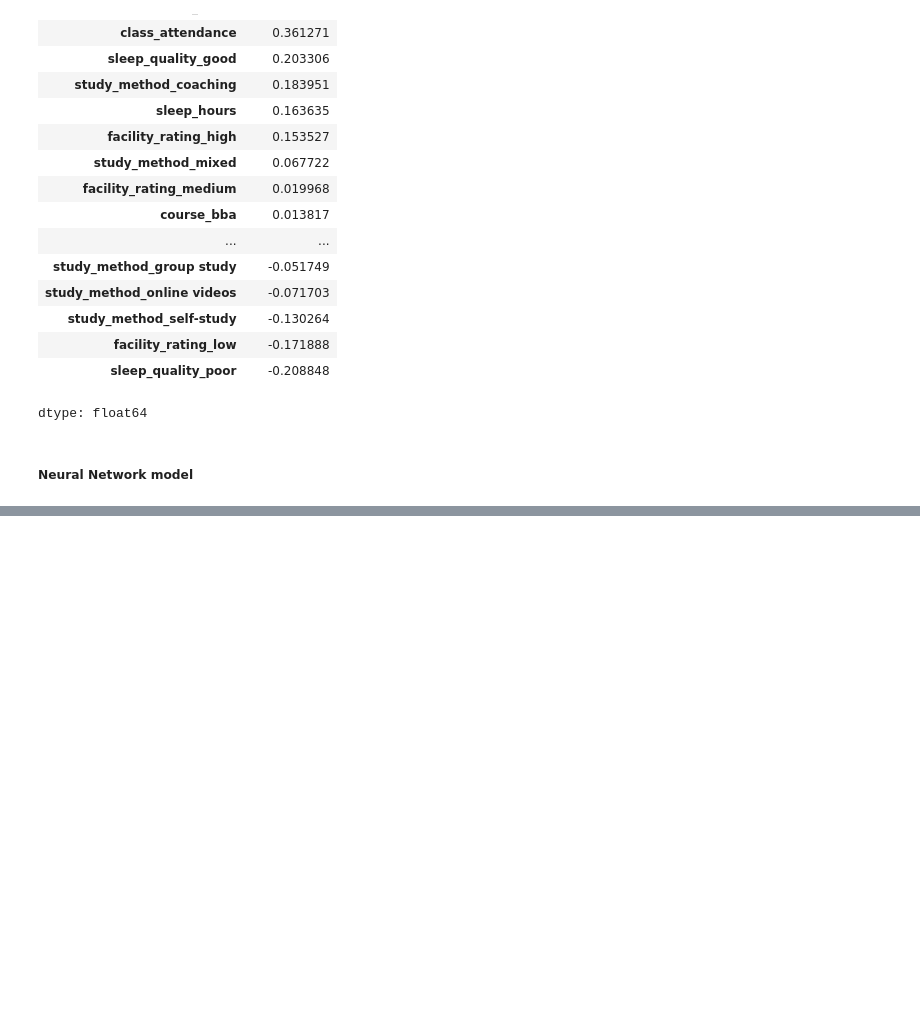
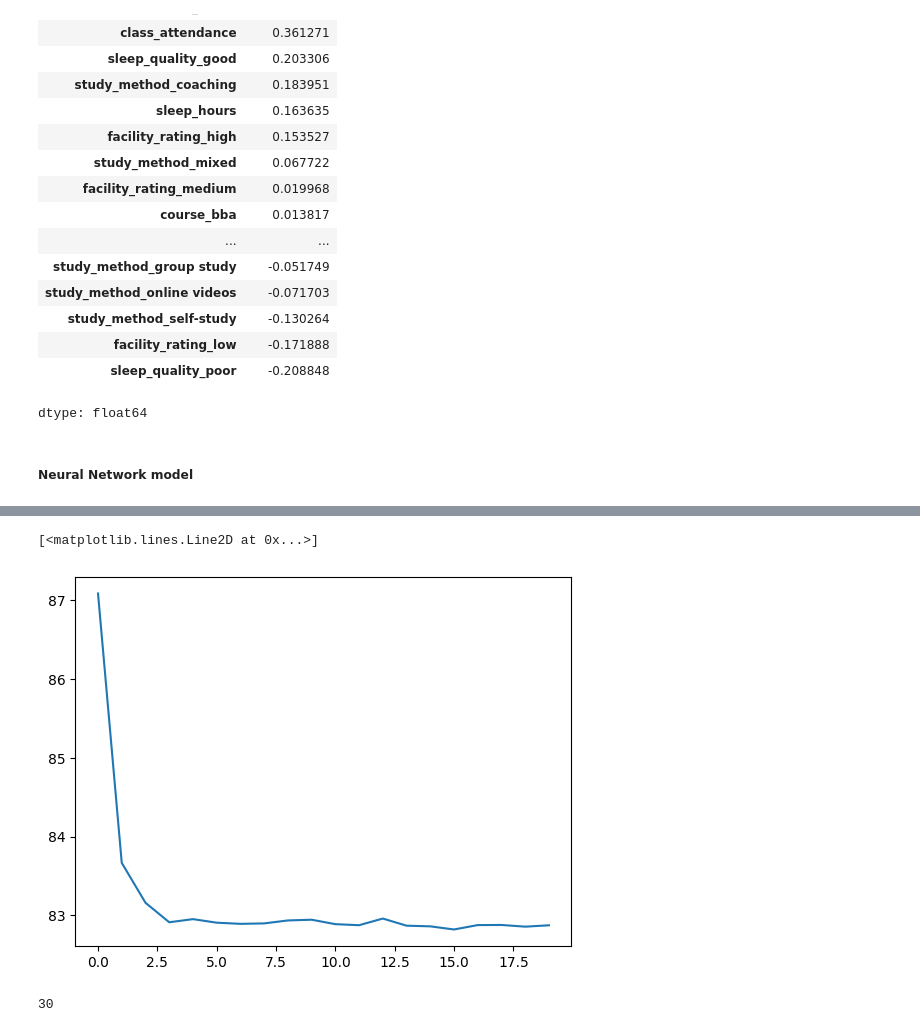
Before and after one commit to Srikumar-A/Student_Scores, a Jupyter notebook: main.ipynb, the cells around one changed output, grey strips where cells are left out. Saved outputs shown, nothing was run; the diff lists cells and outputs as text; code cells hidden in the pictures; blank space fills up the shorter version.

```diff
--- a/main.ipynb
+++ b/main.ipynb
@@ -448,0 +509,20 @@ Epoch 10/10
+# %%
+callbacks_list=[
+    tf.keras.callbacks.ReduceLROnPlateau(
+        monitor="loss",
+        factor=0.5,
+        patience=2,
+        verbose=1,
+        threshold=0.000001
+    )
+]
+# %%
+normNN=normNN_model.fit(
+    x_train,
+    y_train,
+    epochs=20,
+    batch_size=32,
+    verbose=1,
+    callbacks=callbacks_list,
+    validation_data=(x_text,y_test)
+)
@@ -448,0 +547,9 @@ Epoch 10/10
+# %%
+plt.plot(normNN.history["loss"])
+# %% [output]
+[<matplotlib.lines.Line2D at 0x...>]
+[figure, added]
+# %%
+train_df_oneHot.shape[1]
+# %% [output]
+30
```
Also changed, not shown: parts of 51 cells of this notebook.
